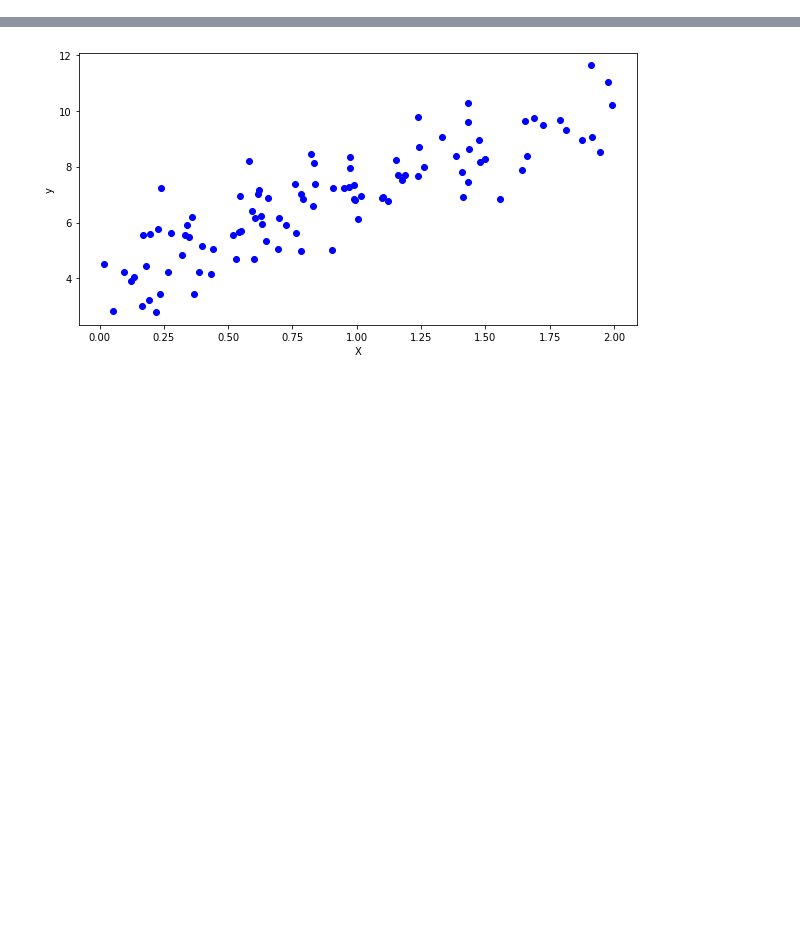
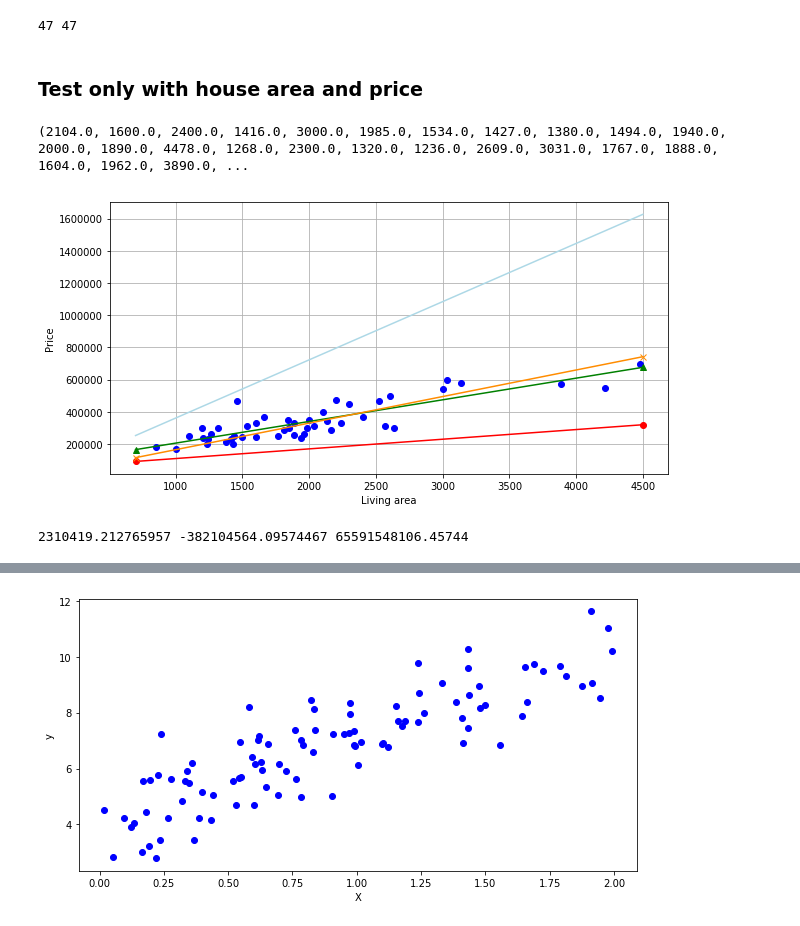
Before and after one commit to alerk/ml_class, a Jupyter notebook: 00.linear_regression.ipynb, the cells around one changed output, grey strips where cells are left out. Drawn from its saved outputs; the diff is of its cells as text; code cells hidden in the pictures; blank space fills up the shorter version.

```diff
--- a/00.linear_regression.ipynb
+++ b/00.linear_regression.ipynb
@@ -0,0 +14,59 @@
+# %%
+ftPath = "./data/ex3Data/ex3x.dat"
+lbPath = "./data/ex3Data/ex3y.dat"
+# %%
+data = [] # Living area & number of bedroom
+with open(ftPath) as f:
+    for line in f:
+        a = [float(i) for i in line.strip().split(' ')]
+        data.append(a)
+# %%
+lbl = [] # Price
+with open(lbPath) as f:
+    for line in f:
+        b = float(line.strip())
+        lbl.append(b)
+# %%
+print(len(data), len(lbl))
+# %% [output]
+47 47
+# %% [markdown]
+### Test only with house area and price
+# %%
+# Draw image between X[0] and y
+a = list(zip(*data))[0]
+print(a)
+# %% [output]
+(2104.0, 1600.0, 2400.0, 1416.0, 3000.0, 1985.0, 1534.0, 1427.0, 1380.0, 1494.0, 1940.0, 2000.0, 1890.0, 4478.0, 1268.0, 2300.0, 1320.0, 1236.0, 2609.0, 3031.0, 1767.0, 1888.0, 1604.0, 1962.0, 3890.0, ...
+# %%
+plt.figure(figsize=(10, 5))
+plt.plot(a, lbl, "bo")
+# plt.axis([140, 190, 45, 75])
+plt.xlabel("Living area")
+plt.ylabel("Price")
+xLine = np.array([700, 4500])
+yLine = 50000 + 60*xLine
+yOptima = 71270 + 134.5*xLine
+yTest = 4 + 165*xLine
+ySGD = -78.34792489 + 361.51173555*xLine
+yMini = 165*xLine # similar to yTest
+
+plt.plot(xLine, yLine, marker="o", color="r")
+plt.plot(xLine, yOptima, marker="^", color="g")
+plt.plot(xLine, yTest, marker="x", color="darkorange")
+plt.plot(xLine, ySGD, color="lightblue")
+plt.grid(True)
+plt.show()
+# %% [output]
+[figure, added]
+# %%
+npA = np.c_[a].T
+npy = np.c_[y]
+
+m = len(a)
+A = 1/(2*m) * (npA.T.dot(npA))[0][0]
+B = -1/(2*m) * (npA.T.dot(npy))[0][0]
+C = 1/(2*m) * (npy.T.dot(npy))[0][0]
+print(A, B, C)
+# %% [output]
+2310419.212765957 -382104564.09574467 65591548106.45744
```
Also changed, not shown: parts of 54 cells of this notebook, 10 other files.
